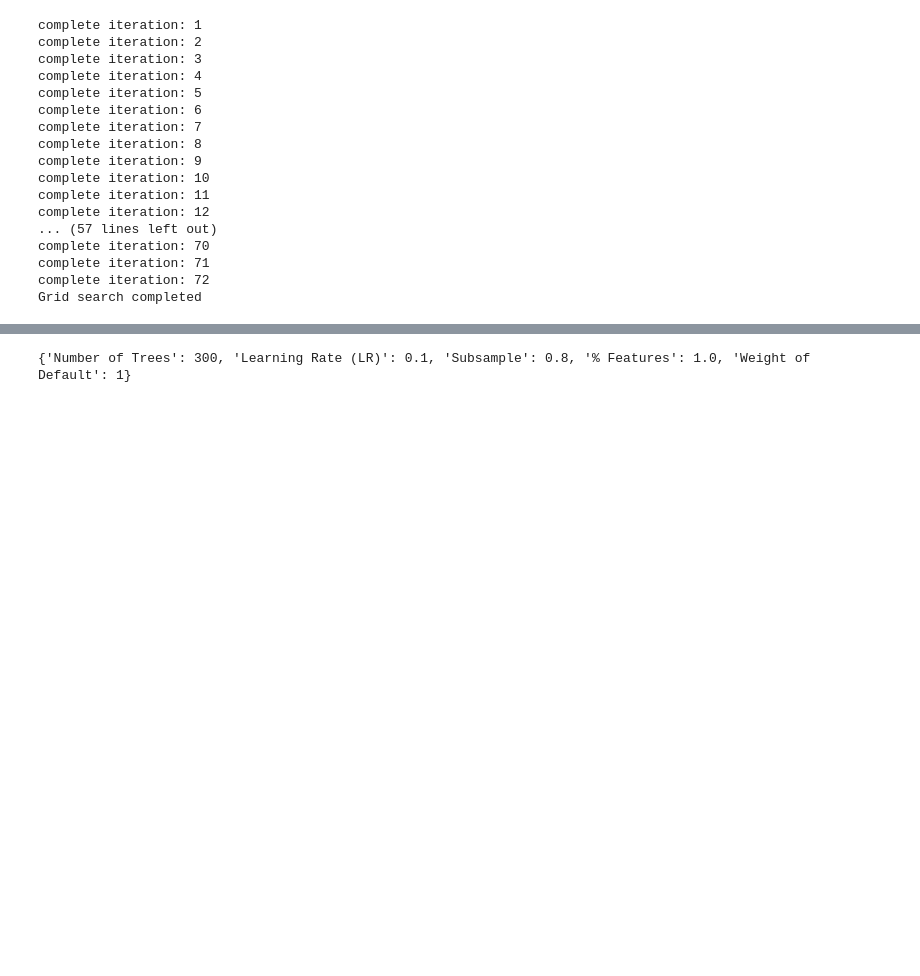
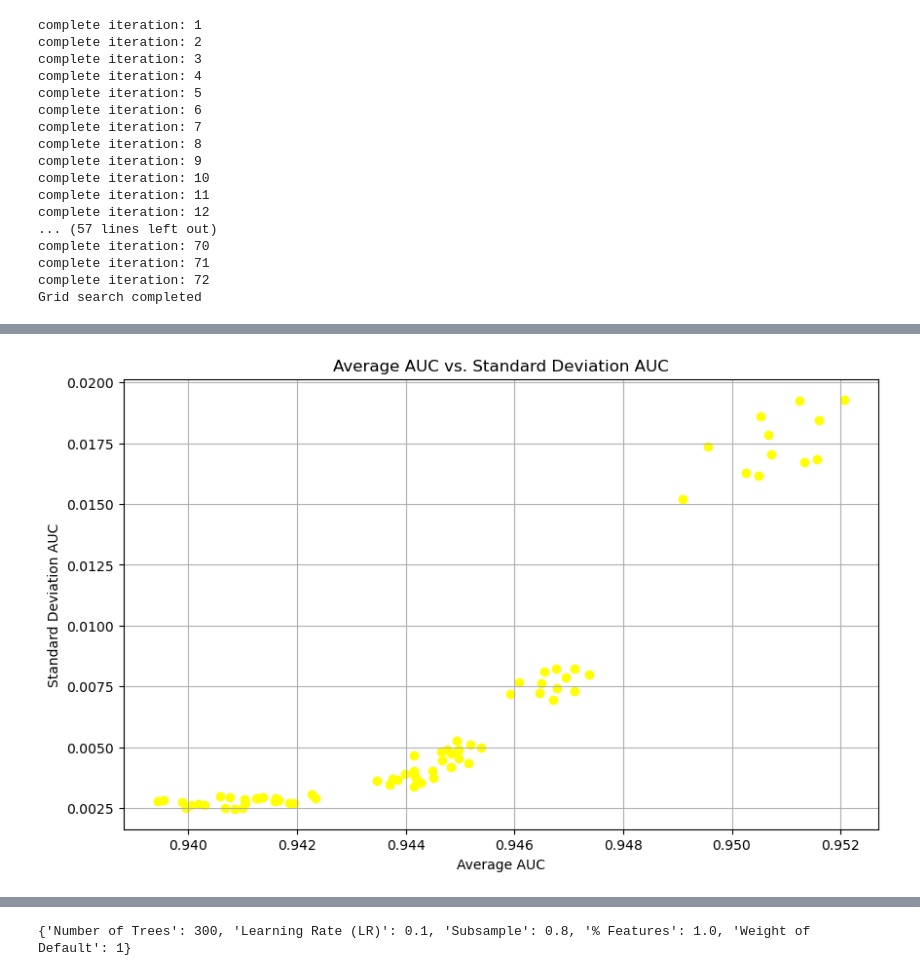
Before and after one commit to itoshiyanazawa/fall2024_ml_credit_risk, a Jupyter notebook: analysis_itoshi.ipynb, the cells around one changed output, grey strips where cells are left out. Saved outputs shown, nothing was run; the diff lists cells and outputs as text; code cells hidden in the pictures; blank space fills up the shorter version.

Commit message:
Created scatter plot

```diff
--- a/analysis_itoshi.ipynb
+++ b/analysis_itoshi.ipynb
@@ -530,3 +531,15 @@ Grid_Search_Results
 # %%
-best_model = Grid_Search_Results[['AUC Train', 'AUC Test 1', 'AUC Test 2']].mean(axis=1).idxmax()
-best_parameters = Grid_Search_Results.iloc[best_model, :5].to_dict()
+## Calculate average and standard deviation of AUC across three samples (train and two tests)
+Grid_Search_Results['Average AUC'] = Grid_Search_Results[['AUC Train', 'AUC Test 1', 'AUC Test 2']].mean(axis=1)
+Grid_Search_Results['Standard Deviation AUC'] = Grid_Search_Results[['AUC Train', 'AUC Test 1', 'AUC Test 2']].std(axis=1)
+
+## Create a scatter plot of average AUC and standard deviation AUC
+plt.figure(figsize=(10, 6))
+plt.scatter(Grid_Search_Results['Average AUC'], Grid_Search_Results['Standard Deviation AUC'], color='yellow')
+plt.xlabel('Average AUC')
+plt.ylabel('Standard Deviation AUC')
+plt.title('Average AUC vs. Standard Deviation AUC')
+plt.grid(True)
+plt.show()
+# %% [output]
+[figure, added]
```
Also changed, not shown: parts of 5 cells of this notebook.
